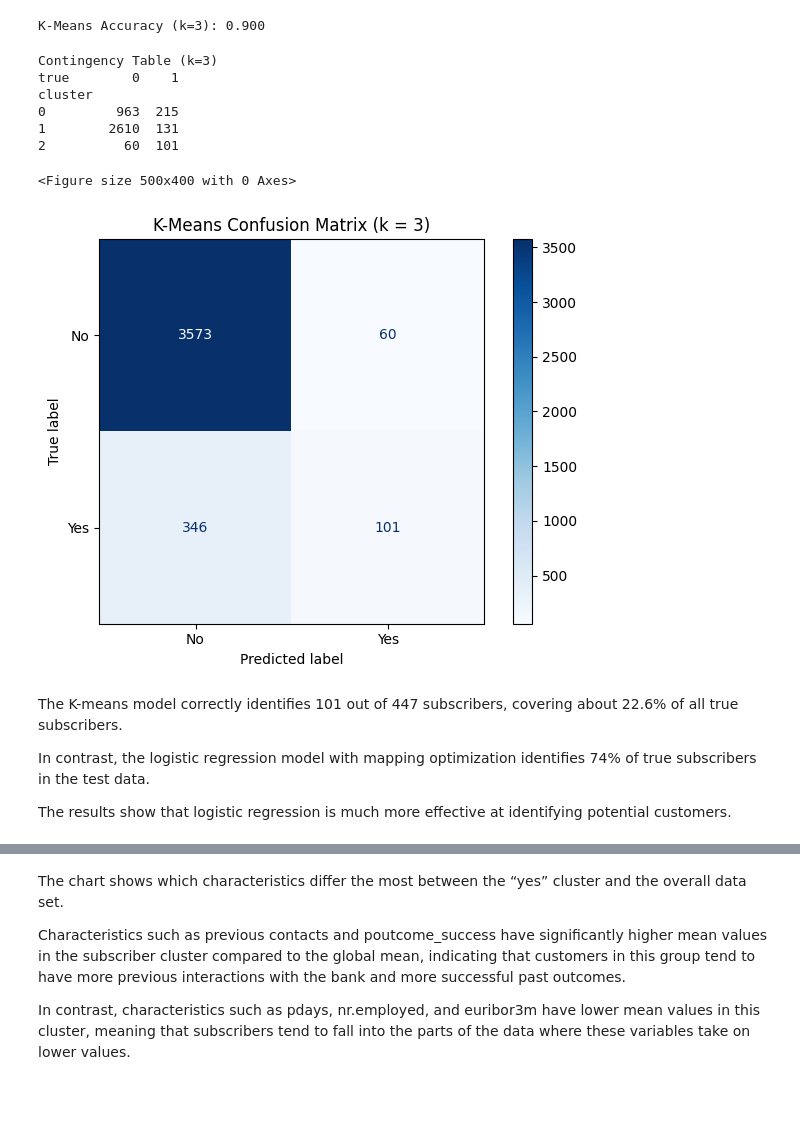
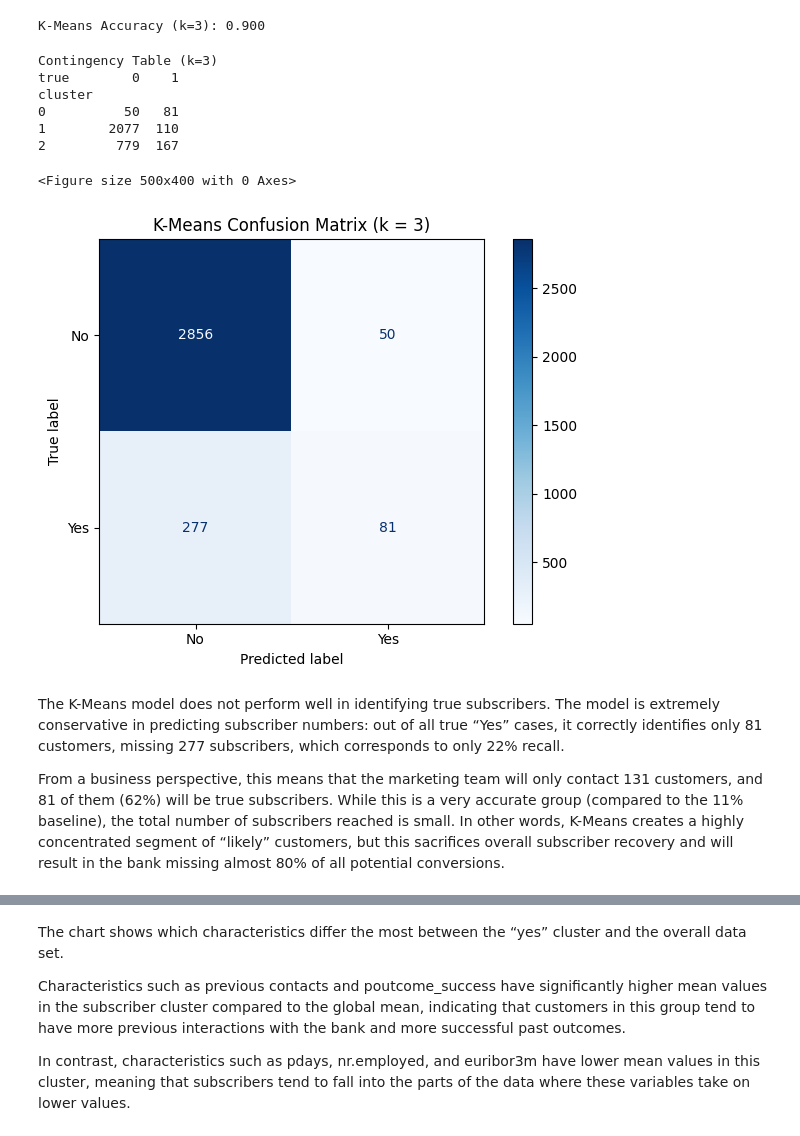
Before and after one commit to DianaAleksieieva/UCI-Bank-Marketing-Dataset, a Jupyter notebook: final-report.ipynb, the cells around one changed output, grey strips where cells are left out. Drawn from its saved outputs; the diff is of its cells as text; code cells hidden in the pictures; blank space fills up the shorter version.

```diff
--- a/final-report.ipynb
+++ b/final-report.ipynb
@@ -643,12 +656,12 @@ month: sep, aug, may, nov. Those are lower the probability of subscription.
 ## K-Means Clustering
 # %%
 pca = PCA(n_components=2, random_state=42)
-X_pca = pca.fit_transform(X)
+X_train_pca = pca.fit_transform(X_train)
 
 pca_df = pd.DataFrame({
-    "PC1": X_pca[:, 0],
-    "PC2": X_pca[:, 1],
-    "true_label": y.values
+    "PC1": X_train_pca[:, 0],
+    "PC2": X_train_pca[:, 1],
+    "true_label": y_train.values
 })
 
 plt.figure(figsize=(5,4))
@@ -670,7 +683,7 @@ K = range(2, 11)
 
 for k in K:
     km = KMeans(n_clusters=k, random_state=42, n_init=10)
-    km.fit(X)
+    km.fit(X_train)
     inertias.append(km.inertia_)
 
 plt.figure(figsize=(5,4))
@@ -699,8 +712,8 @@ def evaluate_kmeans_counts(X, y_true, k):
     return labels, tp, fp, fn, y_pred
 
 
-labels_k2, tp_k2, fp_k2, fn_k2, ypred_k2 = evaluate_kmeans_counts(X, y, k=2)
-labels_k3, tp_k3, fp_k3, fn_k3, ypred_k3 = evaluate_kmeans_counts(X, y, k=3)
+labels_k2, tp_k2, fp_k2, fn_k2, ypred_k2 = evaluate_kmeans_counts(X_train, y_train, k=2)
+labels_k3, tp_k3, fp_k3, fn_k3, ypred_k3 = evaluate_kmeans_counts(X_train, y_train, k=3)
 
 print(f"K=2: TP={tp_k2}, FP={fp_k2}, FN={fn_k2}")
 print(f"K=3: TP={tp_k3}, FP={fp_k3}, FN={fn_k3}")
@@ -762,7 +775,7 @@ def cluster_accuracy(labels, y_true):
     acc = accuracy_score(y_true, y_pred)
     return acc, y_pred
 
-acc_k3, y_pred_k3 = cluster_accuracy(labels_k3, y)
+acc_k3, y_pred_k3 = cluster_accuracy(labels_k3, y_train)
 print(f"K-Means Accuracy (k=3): {acc_k3:.3f}")
 # %% [output]
 K-Means Accuracy (k=3): 0.900
@@ -775,34 +788,32 @@ def contingency_table(labels, y_true):
     return pd.crosstab(df["cluster"], df["true"])
 
 print("Contingency Table (k=3)")
-print(contingency_table(labels_k3, y))
+print(contingency_table(labels_k3, y_train))
 # %% [output]
 Contingency Table (k=3)
 true        0    1
 cluster
-0         963  215
-1        2610  131
-2          60  101
+0          50   81
+1        2077  110
+2         779  167
 # %%
 plt.figure(figsize=(5, 4))
 
 ConfusionMatrixDisplay.from_predictions(
-    y,
+    y_train,
     y_pred_k3,
     display_labels=["No", "Yes"],
     cmap="Blues"
 )
 
 plt.title("K-Means Confusion Matrix (k = 3)")
 plt.tight_layout()
 plt.show()
 # %% [output]
 <Figure size 500x400 with 0 Axes>
-[figure, old version]
+[figure, new version]
 # %% [markdown]
-The K-means model correctly identifies 101 out of 447 subscribers, covering about 22.6% of all true subscribers.
+The K-Means model does not perform well in identifying true subscribers. The model is extremely conservative in predicting subscriber numbers: out of all true “Yes” cases, it correctly identifies only 81 customers, missing 277 subscribers, which corresponds to only 22% recall.
 
-In contrast, the logistic regression model with mapping optimization identifies 74% of true subscribers in the test data.
-
-The results show that logistic regression is much more effective at identifying potential customers.
+From a business perspective, this means that the marketing team will only contact 131 customers, and 81 of them (62%) will be true subscribers. While this is a very accurate group (compared to the 11% baseline), the total number of subscribers reached is small. In other words, K-Means creates a highly concentrated segment of “likely” customers, but this sacrifices overall subscriber recovery and will result in the bank missing almost 80% of all potential conversions.
 # %%
```
Also changed, not shown: parts of 20 cells of this notebook, 2 other files.
